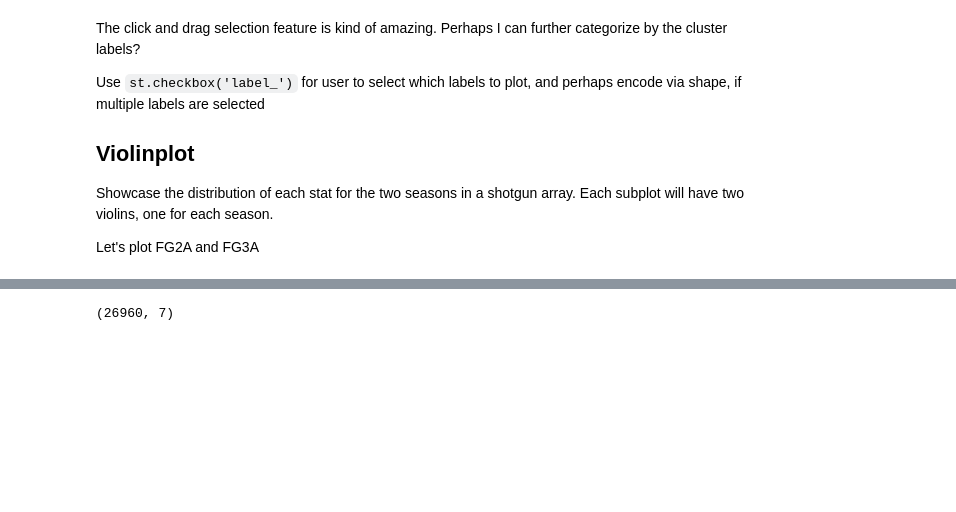
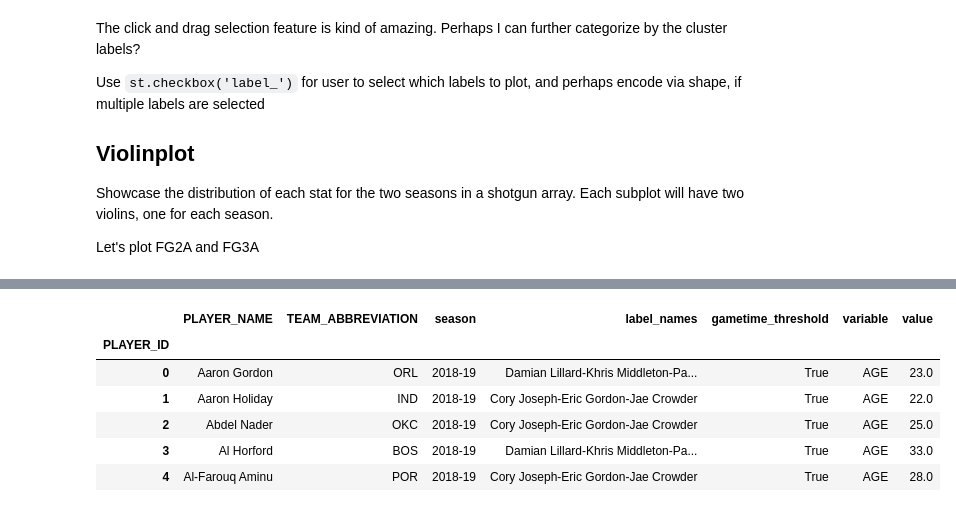
Before and after one commit to vykuang/nba-stats-streamlit, a Jupyter notebook: notebooks/altair_demo.ipynb, the cells around one changed output, grey strips where cells are left out. Cells and saved outputs as stored; diff of their text form; code cells hidden in the pictures; blank space fills up the shorter version.

```diff
--- a/notebooks/altair_demo.ipynb
+++ b/notebooks/altair_demo.ipynb
@@ -149,4 +257,10 @@ src_long.sample(5)
 # %%
-src_long.shape
+src_long.head()
 # %% [output]
-(26960, 7)
+|  | PLAYER_NAME | TEAM_ABBREVIATION | season | label_names | gametime_threshold | variable | value |
+| PLAYER_ID |  |  |  |  |  |  |  |
+| 0 | Aaron Gordon | ORL | 2018-19 | Damian Lillard-Khris Middleton-Pa... | True | AGE | 23.0 |
+| 1 | Aaron Holiday | IND | 2018-19 | Cory Joseph-Eric Gordon-Jae Crowder | True | AGE | 22.0 |
+| 2 | Abdel Nader | OKC | 2018-19 | Cory Joseph-Eric Gordon-Jae Crowder | True | AGE | 25.0 |
+| 3 | Al Horford | BOS | 2018-19 | Damian Lillard-Khris Middleton-Pa... | True | AGE | 33.0 |
+| 4 | Al-Farouq Aminu | POR | 2018-19 | Cory Joseph-Eric Gordon-Jae Crowder | True | AGE | 28.0 |
```
Also changed, not shown: parts of 17 cells of this notebook.
